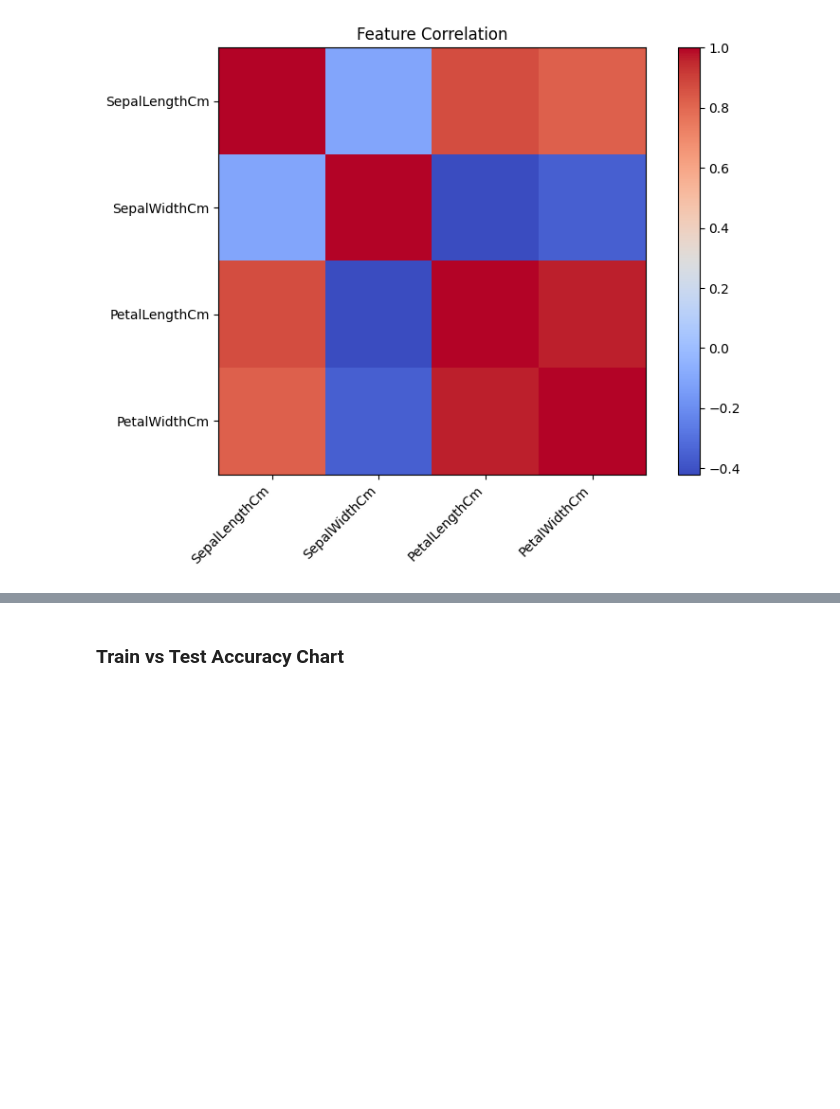
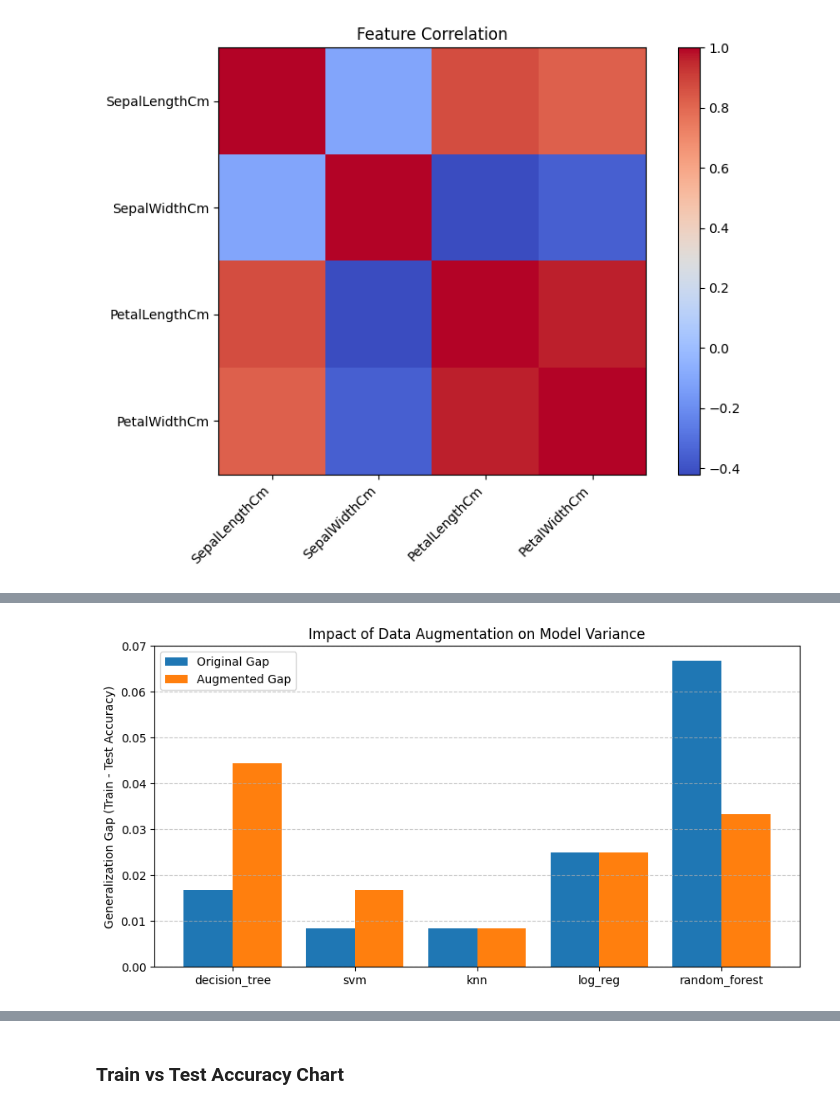
Before and after one commit to wlmoi/SoloML, a Jupyter notebook: Group_B/ml-ramp-up-week1/notebook/iris_analysis_colab.ipynb, the cells around one changed output, grey strips where cells are left out. Saved outputs shown, nothing was run; the diff lists cells and outputs as text; code cells hidden in the pictures; blank space fills up the shorter version.

```diff
--- a/Group_B/ml-ramp-up-week1/notebook/iris_analysis_colab.ipynb
+++ b/Group_B/ml-ramp-up-week1/notebook/iris_analysis_colab.ipynb
@@ -86,0 +216,27 @@ plt.show()
+# %%
+aug_behavior_rows = []
+
+for name, model in models.items():
+    # Clone and fit on augmented training data
+    m_aug = clone(model)
+    m_aug.fit(X_train_aug, y_train_aug)
+
+    # Calculate accuracies
+    tr_acc = accuracy_score(y_train_aug, m_aug.predict(X_train_aug))
+    te_acc = accuracy_score(y_test_aug, m_aug.predict(X_test_aug))
+
+    aug_behavior_rows.append({
+        "model": name,
+        "aug_train_acc": tr_acc,
+        "aug_test_acc": te_acc,
+        "aug_gap": tr_acc - te_acc
+    })
+
+aug_behavior_df = pd.DataFrame(aug_behavior_rows)
+
+# Compare with previous baseline gaps
+comparison_df = behavior_df[['model', 'gap']].rename(columns={'gap': 'original_gap'})
+comparison_df = comparison_df.merge(aug_behavior_df[['model', 'aug_gap']], on='model')
+
+print("Comparison of Generalization Gaps (Original vs Augmented)")
+display(comparison_df.sort_values('aug_gap'))
@@ -86,0 +251,16 @@ plt.show()
+# %%
+# Visualize the improvement in variance
+plt.figure(figsize=(10, 5))
+x_axis = np.arange(len(comparison_df))
+
+plt.bar(x_axis - 0.2, comparison_df['original_gap'], 0.4, label='Original Gap')
+plt.bar(x_axis + 0.2, comparison_df['aug_gap'], 0.4, label='Augmented Gap')
+
+plt.xticks(x_axis, comparison_df['model'])
+plt.ylabel('Generalization Gap (Train - Test Accuracy)')
+plt.title('Impact of Data Augmentation on Model Variance')
+plt.legend()
+plt.grid(axis='y', linestyle='--', alpha=0.7)
+plt.show()
+# %% [output]
+[figure, added]
```
Also changed, not shown: parts of 54 cells of this notebook, 4 other files.
